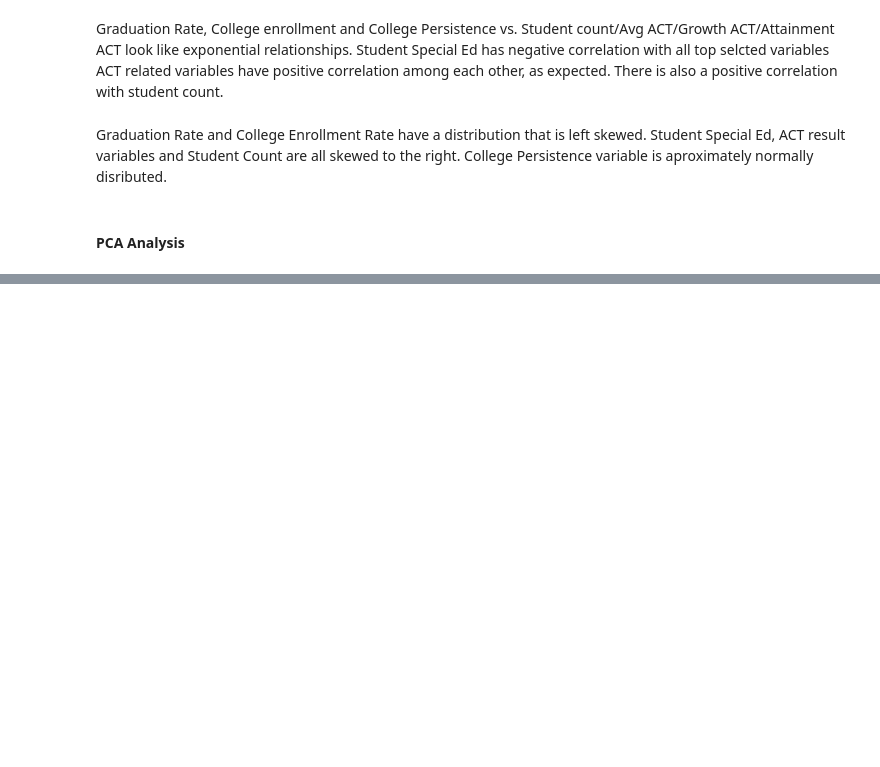
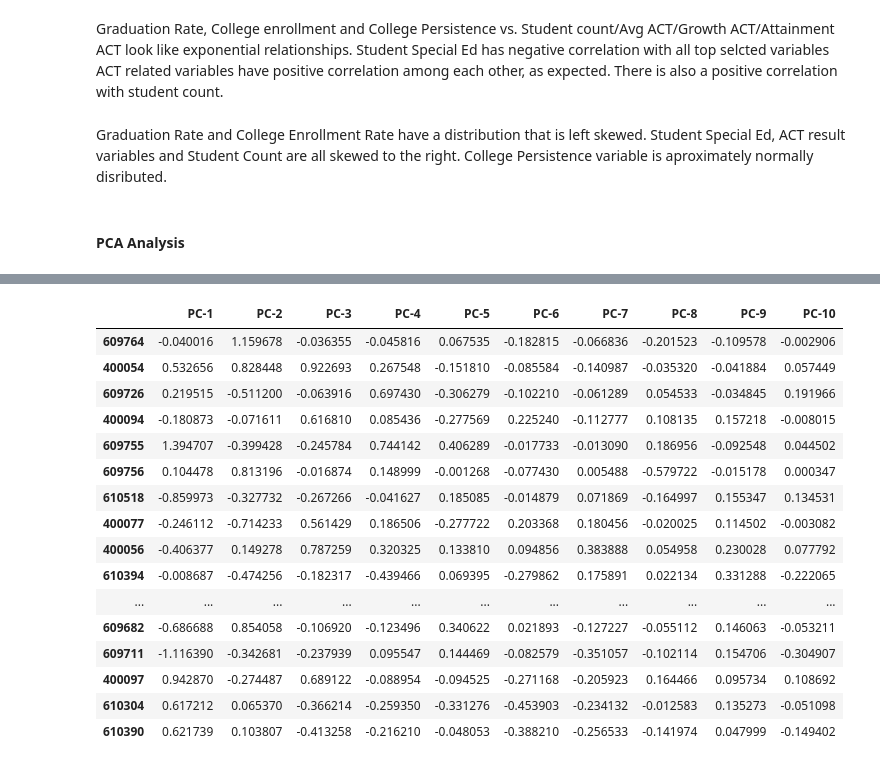
Before and after one commit to jmatune/csc478-project, a Jupyter notebook: Data Exploration - OR.ipynb, the cells around one changed output, grey strips where cells are left out. Cells and saved outputs as stored; diff of their text form; code cells hidden in the pictures; blank space fills up the shorter version.

```diff
--- a/Data Exploration - OR.ipynb
+++ b/Data Exploration - OR.ipynb
@@ -80,0 +73,7 @@ College Persistence variable is aproximately normally disributed.
+# %%
+from sklearn import decomposition
+pca =  decomposition.PCA(n_components=10)
+data_scaled_pca = pca.fit(continuous_scaled)
+np.set_printoptions(precision=2,suppress=True,threshold=np.nan)
+pd.set_option('display.max_rows', 500)
+print(data_scaled_pca.explained_variance_ratio_)
@@ -81 +104,22 @@ College Persistence variable is aproximately normally disributed.
+# %%
+data_pca = pd.DataFrame(data_scaled_pca.transform(continuous_scaled),columns=['PC-1','PC-2','PC-3','PC-4','PC-5','PC-6','PC-7','PC-8','PC-9','PC-10'], index=continuous_scaled.index)
+data_pca
+# %% [output]
+|  | PC-1 | PC-2 | PC-3 | PC-4 | PC-5 | PC-6 | PC-7 | PC-8 | PC-9 | PC-10 |
+| 609764 | -0.040016 | 1.159678 | -0.036355 | -0.045816 | 0.067535 | -0.182815 | -0.066836 | -0.201523 | -0.109578 | -0.002906 |
+| 400054 | 0.532656 | 0.828448 | 0.922693 | 0.267548 | -0.151810 | -0.085584 | -0.140987 | -0.035320 | -0.041884 | 0.057449 |
+| 609726 | 0.219515 | -0.511200 | -0.063916 | 0.697430 | -0.306279 | -0.102210 | -0.061289 | 0.054533 | -0.034845 | 0.191966 |
+| 400094 | -0.180873 | -0.071611 | 0.616810 | 0.085436 | -0.277569 | 0.225240 | -0.112777 | 0.108135 | 0.157218 | -0.008015 |
+| 609755 | 1.394707 | -0.399428 | -0.245784 | 0.744142 | 0.406289 | -0.017733 | -0.013090 | 0.186956 | -0.092548 | 0.044502 |
+| 609756 | 0.104478 | 0.813196 | -0.016874 | 0.148999 | -0.001268 | -0.077430 | 0.005488 | -0.579722 | -0.015178 | 0.000347 |
+| 610518 | -0.859973 | -0.327732 | -0.267266 | -0.041627 | 0.185085 | -0.014879 | 0.071869 | -0.164997 | 0.155347 | 0.134531 |
+| 400077 | -0.246112 | -0.714233 | 0.561429 | 0.186506 | -0.277722 | 0.203368 | 0.180456 | -0.020025 | 0.114502 | -0.003082 |
+| 400056 | -0.406377 | 0.149278 | 0.787259 | 0.320325 | 0.133810 | 0.094856 | 0.383888 | 0.054958 | 0.230028 | 0.077792 |
+| 610394 | -0.008687 | -0.474256 | -0.182317 | -0.439466 | 0.069395 | -0.279862 | 0.175891 | 0.022134 | 0.331288 | -0.222065 |
+| ... | ... | ... | ... | ... | ... | ... | ... | ... | ... | ... |
+| 609682 | -0.686688 | 0.854058 | -0.106920 | -0.123496 | 0.340622 | 0.021893 | -0.127227 | -0.055112 | 0.146063 | -0.053211 |
+| 609711 | -1.116390 | -0.342681 | -0.237939 | 0.095547 | 0.144469 | -0.082579 | -0.351057 | -0.102114 | 0.154706 | -0.304907 |
+| 400097 | 0.942870 | -0.274487 | 0.689122 | -0.088954 | -0.094525 | -0.271168 | -0.205923 | 0.164466 | 0.095734 | 0.108692 |
+| 610304 | 0.617212 | 0.065370 | -0.366214 | -0.259350 | -0.331276 | -0.453903 | -0.234132 | -0.012583 | 0.135273 | -0.051098 |
+| 610390 | 0.621739 | 0.103807 | -0.413258 | -0.216210 | -0.048053 | -0.388210 | -0.256533 | -0.141974 | 0.047999 | -0.149402 |
 # %%
```
Also changed, not shown: parts of 8 cells of this notebook, 1 other file.
